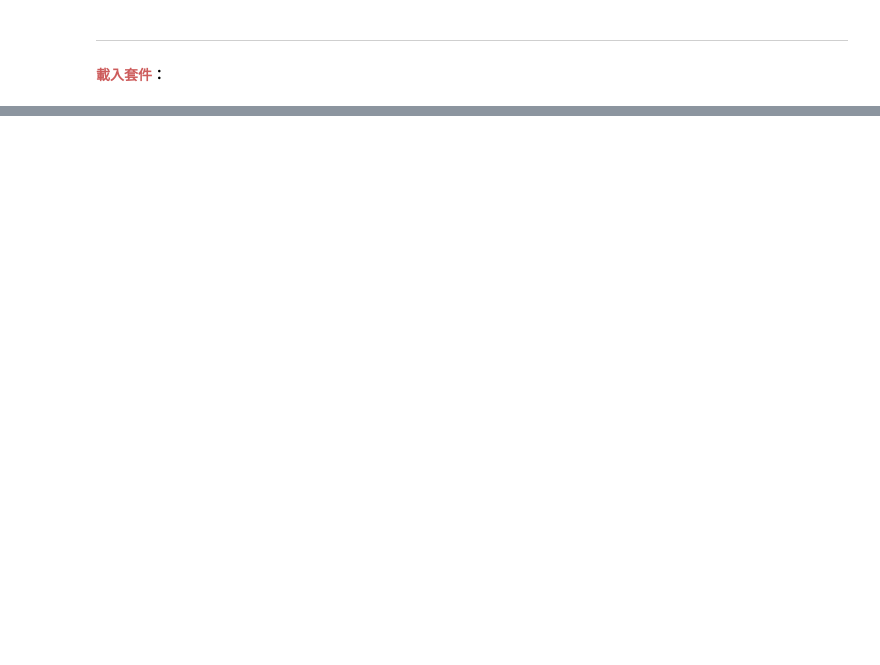
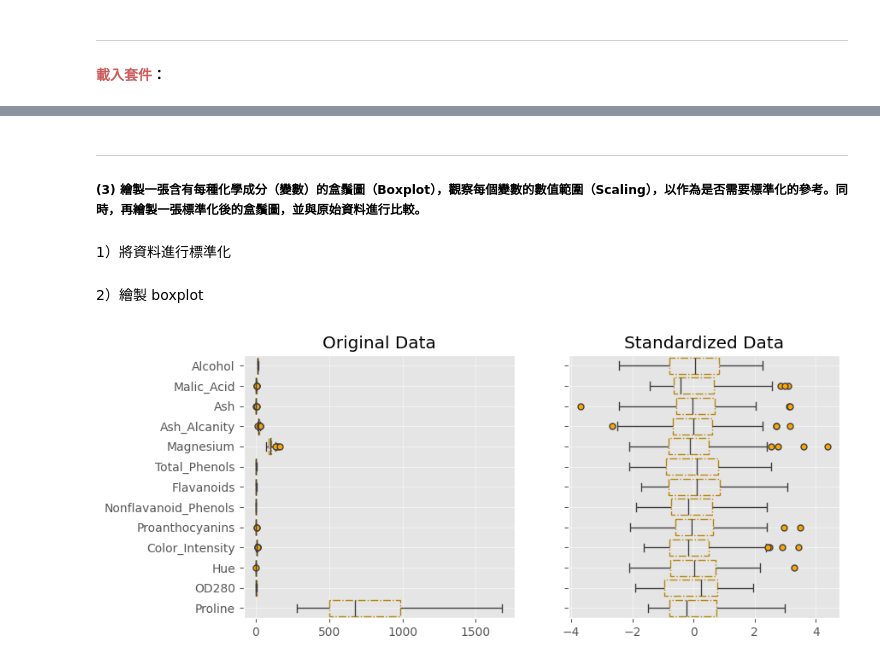
Before and after one commit to shengsia02/ShallowML, a Jupyter notebook: HW1/hw1.ipynb, the cells around one changed output, grey strips where cells are left out. Cells and saved outputs as stored; diff of their text form; code cells hidden in the pictures; blank space fills up the shorter version.

```diff
--- a/HW1/hw1.ipynb
+++ b/HW1/hw1.ipynb
@@ -261,0 +96,6 @@ plt.show()
+# %% [markdown]
+<hr>
+
+##### (3) 繪製一張含有每種化學成分（變數）的盒鬚圖（Boxplot），觀察每個變數的數值範圍（Scaling），以作為是否需要標準化的參考。同時，再繪製一張標準化後的盒鬚圖，並與原始資料進行比較。
+# %% [markdown]
+1）將資料進行標準化
@@ -261,0 +108,22 @@ plt.show()
+# %% [markdown]
+2）繪製 boxplot
+# %%
+# 繪製 boxplot
+plt.style.use('ggplot')
+fig, ax = plt.subplots(1, 2, figsize=(9, 4), sharey=True)
+boxprops = dict(linestyle='-.', linewidth=1, facecolor='none', edgecolor='darkgoldenrod')
+flierprops = dict(marker='o', markerfacecolor='orange', markersize=5, linestyle='none')
+
+# 未標準化
+sns.boxplot(data=df_wine1, ax=ax[0], orient='h', boxprops=boxprops, flierprops=flierprops)
+ax[0].grid(True, alpha=0.5)
+ax[0].set_title('Original Data')
+
+# 標準化
+sns.boxplot(data=df_X_std, ax=ax[1], orient='h', boxprops=boxprops, flierprops=flierprops)
+ax[1].grid(True, alpha=0.5)
+ax[1].set_title('Standardized Data')
+
+plt.show()
+# %% [output]
+[figure, added]
```
Also changed, not shown: parts of 89 cells of this notebook, 2 other files.
